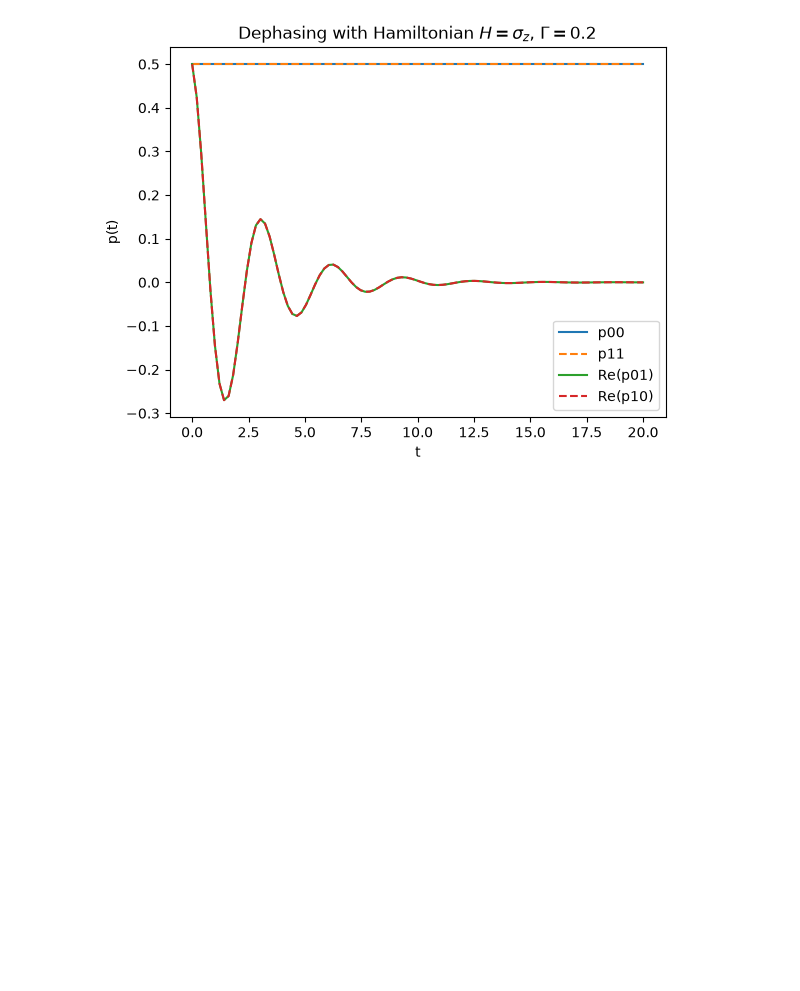
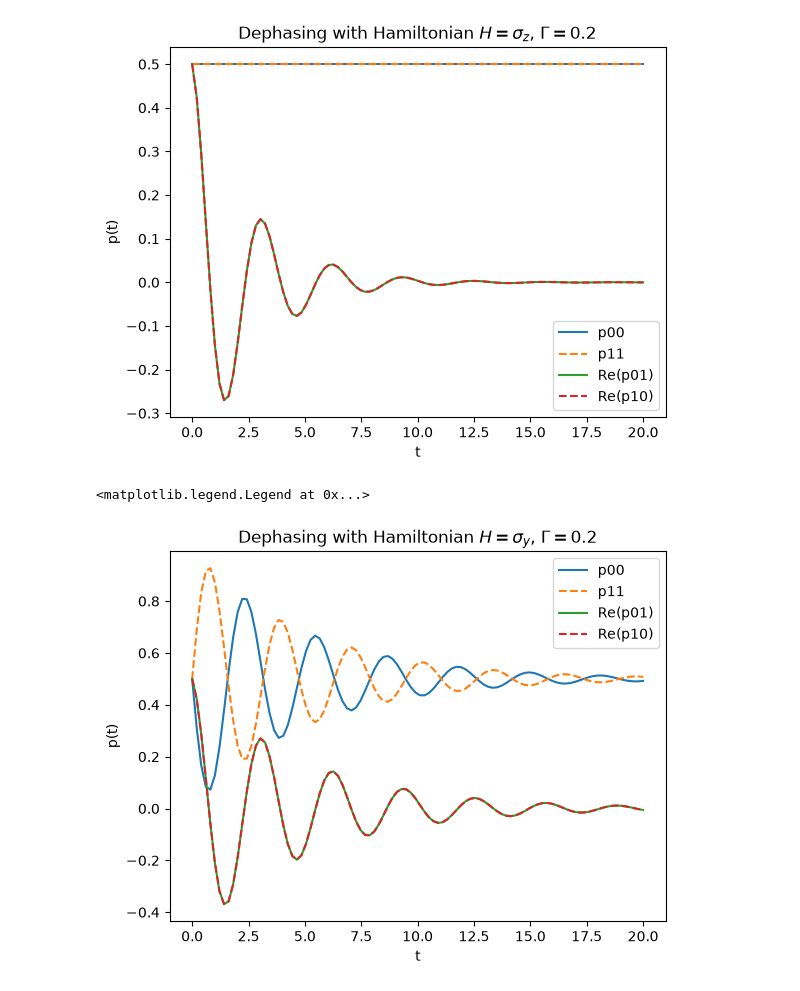
Before and after one commit to lynamian90/FYP_quantum_correlations, a Jupyter notebook: intro_to_master_equations.ipynb, the cells around one changed output. Cells and saved outputs as stored; diff of their text form; code cells hidden in the pictures; blank space fills up the shorter version.

Commit message:
Added case where H = sigma y, with initial state |+>

```diff
--- a/intro_to_master_equations.ipynb
+++ b/intro_to_master_equations.ipynb
@@ -111,3 +111,26 @@ plt.legend()
 # %% [output]
 <matplotlib.legend.Legend at 0x...>
 [figure]
+# %%
+# master equation for H = sigma_y case
+def dpdt(t,x, gam):
+    p00,p01, p10, p11 = x[0], x[1], x[2], x[3]
+    dp00 = -p01 -p10
+    dp01 = p00-2*gam*p01-p11
+    dp10 = p00-2*gam*p10-p11
+    dp11 = p01 + p10
+    return [dp00, dp01, dp10, dp11]
+gam = 0.2
+x0 = np.array([1/2, 1/2, 1/2, 1/2], dtype=complex)
+sol = solve_ivp(dpdt, [0, 20], x0, args=(gam,), t_eval=np.linspace(0, 20, 100), dense_output=True)
+plt.plot(sol.t, np.real(sol.y[0]), label='p00')
+plt.plot(sol.t, np.real(sol.y[3]),linestyle = "--", label='p11')
+plt.plot(sol.t, np.real(sol.y[1]), label='Re(p01)')
+plt.plot(sol.t, np.real(sol.y[2]), linestyle = "--", label='Re(p10)')
+plt.title(f'Dephasing with Hamiltonian $H = \\sigma_y$, $\\Gamma = {gam}$')
+plt.xlabel('t')
+plt.ylabel('p(t)')
+plt.legend()
+# %% [output]
+<matplotlib.legend.Legend at 0x...>
+[figure, added]
```
Also changed, not shown: parts of 1 cell of this notebook.
